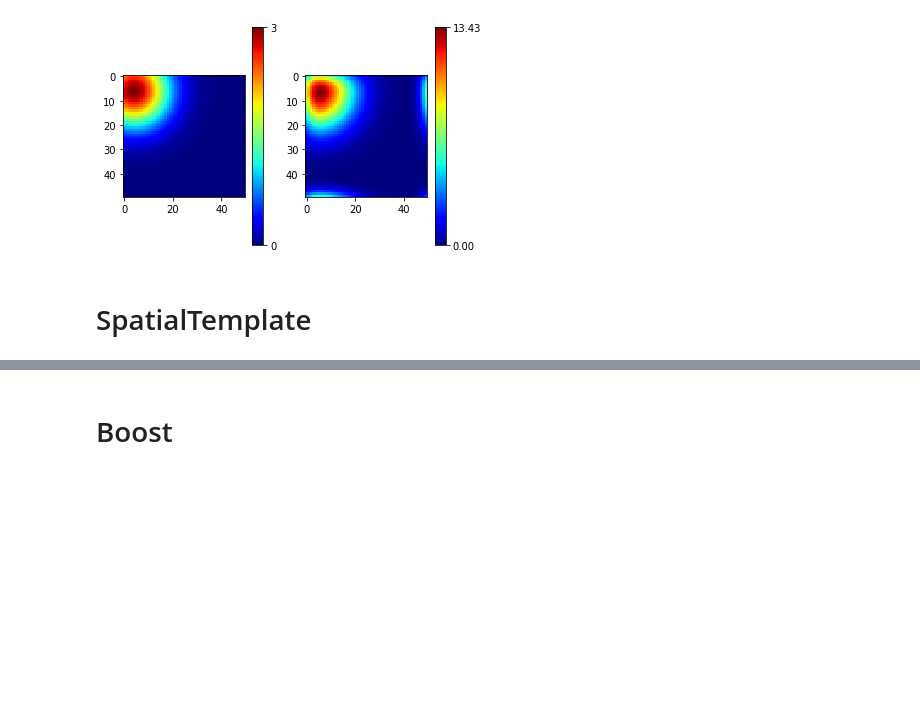
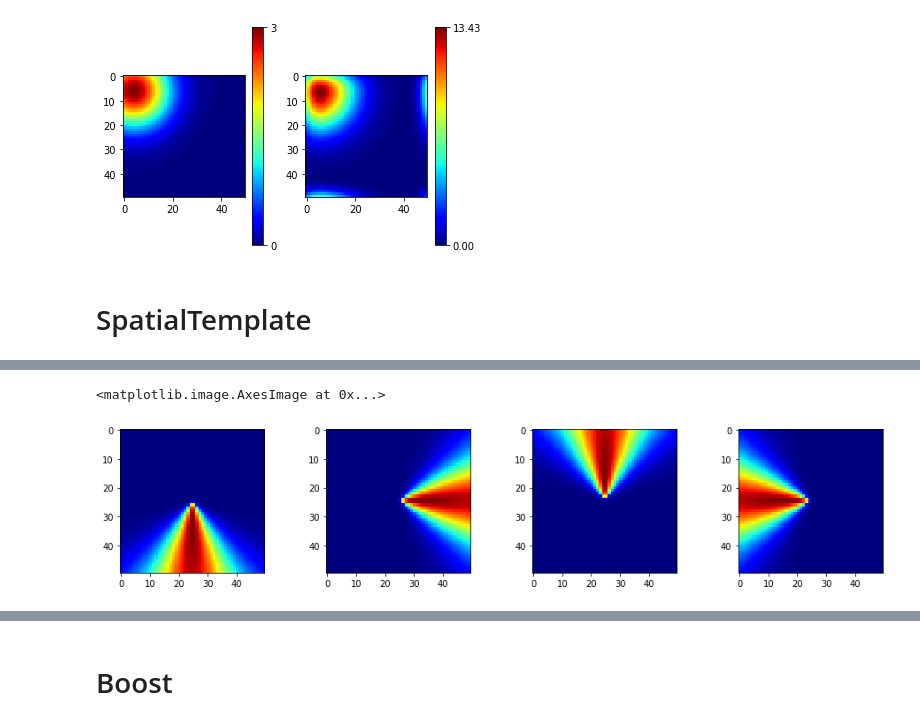
Before and after one commit to rturon/dft_in_nengo, a Jupyter notebook: Additional_cedar_modules.ipynb, the cells around one changed output, grey strips where cells are left out. Drawn from its saved outputs; the diff is of its cells as text; code cells hidden in the pictures; blank space fills up the shorter version.

```diff
--- a/Additional_cedar_modules.ipynb
+++ b/Additional_cedar_modules.ipynb
@@ -642,7 +658,7 @@ def create_template(sizes, invert_sides, horizontal_pattern, sigma_th,
 
 
 class SpatialTemplate(object):
-    def __inti__(self, sizes, invert_sides, horizontal_pattern, sigma_th_hor,
+    def __init__(self, sizes, invert_sides, horizontal_pattern, sigma_th_hor,
                  mu_r, sigma_r, sigma_sigmoid_fw):
         self.sizes = sizes
         self.invert_sides = invert_sides
@@ -650,7 +666,7 @@ class SpatialTemplate(object):
         self.sigma_th_hor = sigma_th_hor
         self.mu_r = mu_r
         self.sigma_r = sigma_r
-        self.sigma_sigmoid_fw = self.sigma_sigmoid_fw
+        self.sigma_sigmoid_fw = sigma_sigmoid_fw
 
     def make_node(self):
         return nengo.Node(create_template(self.sizes, self.invert_sides, self.horizontal_pattern,
@@ -691,0 +675,25 @@ array([[ 0,  1,  2,  3,  4],
+# %%
+model7 = nengo.Network()
+
+with model7:
+
+#     inp1 = nengo.Node(np.arange(16))
+    down = SpatialTemplate(sizes=[50,50], invert_sides=False, horizontal_pattern=False,
+                              sigma_th_hor=0.4, mu_r=2, sigma_r=3.5, sigma_sigmoid_fw=0).make_node()
+    right = SpatialTemplate(sizes=[50,50], invert_sides=False, horizontal_pattern=True,
+                              sigma_th_hor=0.4, mu_r=2, sigma_r=3.5, sigma_sigmoid_fw=0).make_node()
+    up = SpatialTemplate(sizes=[50,50], invert_sides=True, horizontal_pattern=False,
+                              sigma_th_hor=0.4, mu_r=2, sigma_r=3.5, sigma_sigmoid_fw=0).make_node()
+    left = SpatialTemplate(sizes=[50,50], invert_sides=True, horizontal_pattern=True,
+                              sigma_th_hor=0.4, mu_r=2, sigma_r=3.5, sigma_sigmoid_fw=0).make_node()
+
+
+    probe_down = nengo.Probe(down)
+    probe_right = nengo.Probe(right)
+    probe_up = nengo.Probe(up)
+    probe_left = nengo.Probe(left)
+
+
+sim7 = nengo.Simulator(model7)
+with sim7:
+    sim7.run(0.01)
@@ -692,3 +705,17 @@ array([[ 0,  1,  2,  3,  4],
+# %%
+plt.figure(figsize=(16,3))
+
+plt.subplot(141)
+plt.imshow(sim7.data[probe_down][1].reshape(50,50), cmap='jet')
+plt.subplot(142)
+plt.imshow(sim7.data[probe_right][1].reshape(50,50), cmap='jet')
+plt.subplot(143)
+plt.imshow(sim7.data[probe_up][1].reshape(50,50), cmap='jet')
+plt.subplot(144)
+plt.imshow(sim7.data[probe_left][1].reshape(50,50), cmap='jet')
+# %% [output]
+<matplotlib.image.AxesImage at 0x...>
+[figure, added]
 # %%
 # mat = np.zeros(5,5)
 # for i in range(5):
```
Also changed, not shown: parts of 12 cells of this notebook.
